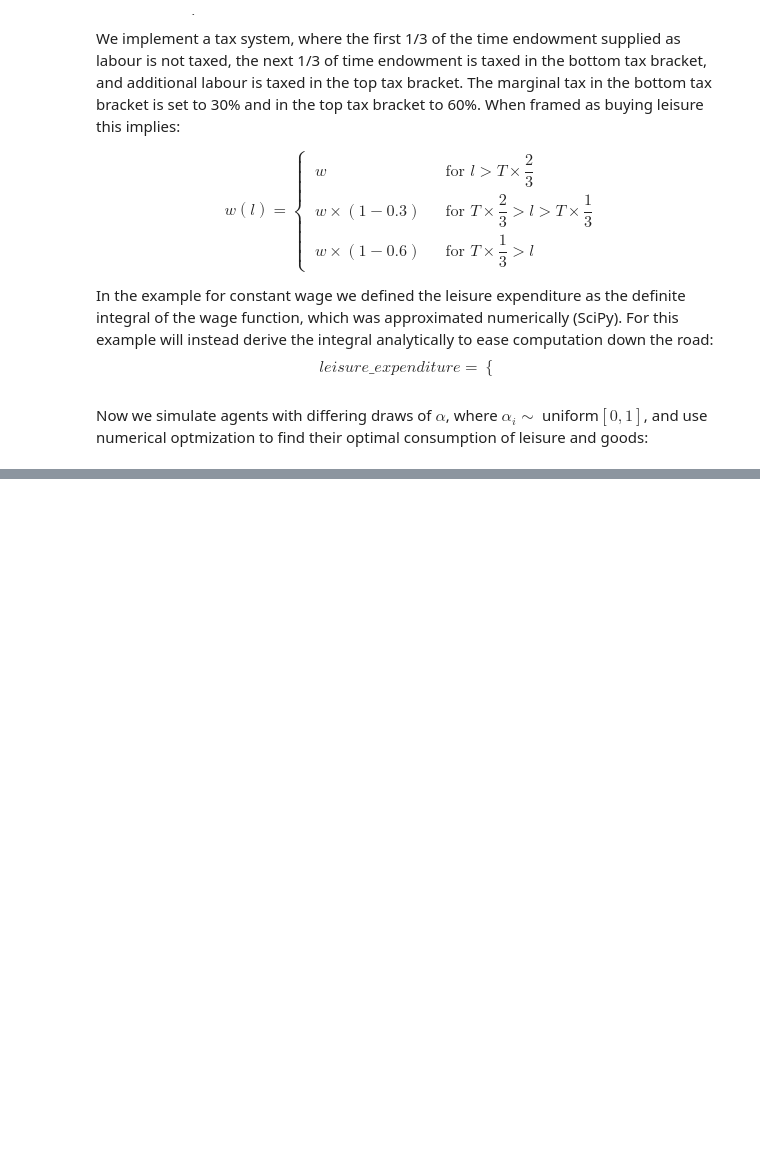
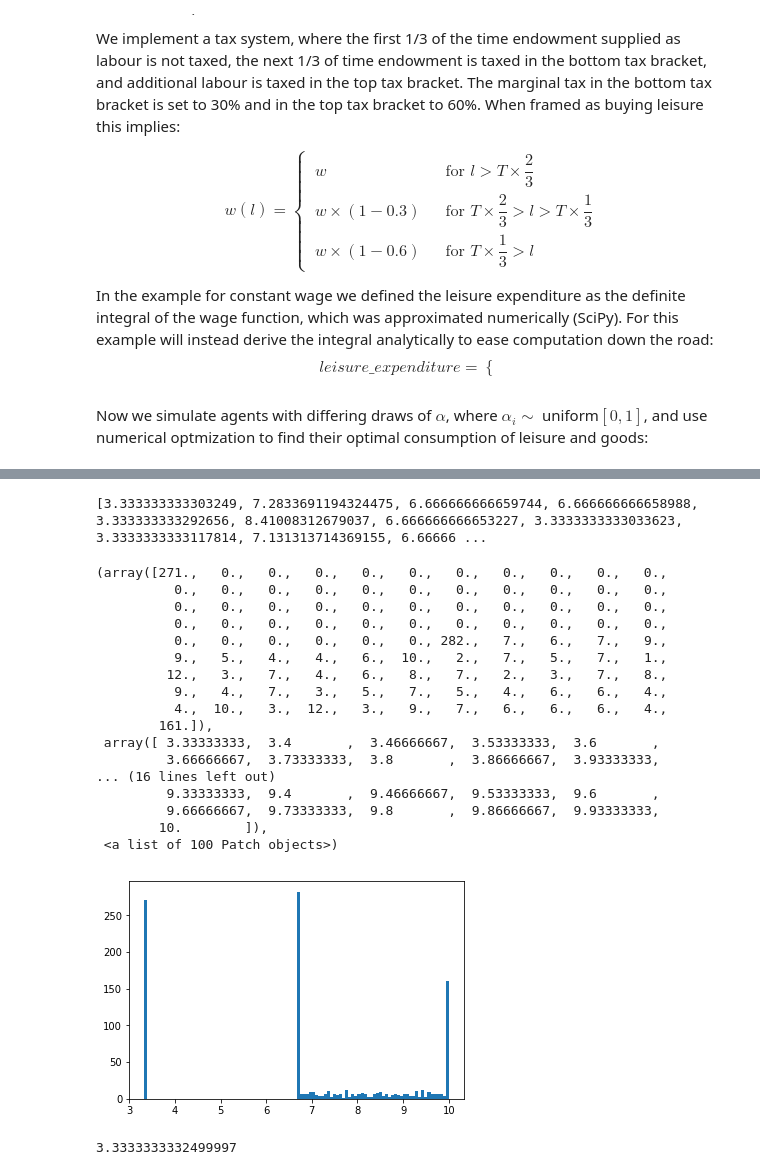
Before and after one commit to NumEconCopenhagen/projects-2019-computer-says-no, a Jupyter notebook: modelproject/modelproject.ipynb, the cells around one changed output, grey strips where cells are left out. Saved outputs shown, nothing was run; the diff lists cells and outputs as text; code cells hidden in the pictures; blank space fills up the shorter version.

```diff
--- a/modelproject/modelproject.ipynb
+++ b/modelproject/modelproject.ipynb
@@ -235,11 +233,11 @@ def leiexp_prog(l,wage):
     leiexp : expenditure associated with buying leisure on the progressive tax system.
     """
     if l < l_top:
-        return w*l_bot+w*(1-bottax)*(l_bot-l_top)+w*(1-toptax)*(l_top-l)
+        return w*(1-toptax)*l
     elif l_top<= l and l < l_bot:
-        return  w*l_bot+w*(1-bottax)*(l_bot-l)
+        return  w*(1-bottax)*(l-l_top)+w*(1-toptax)*l_top
     else:
-        return w*l
+        return w*(l-l_bot)+w*(1-bottax)*(l_bot-l_top)+w*(1-toptax)*(l_top)
 # %% [markdown]
 The tax system has 3 brackets: no tax, bottom tax and top tax. Due to the way we frame the problem, this amounts to the marginal cost of leisure increasing in the demand for leisure. This is to say, the more leisure an agent consumes the lower his marginal tax is (because earnings are low), thus the marginal price (after tax wage rate) of leisure increases the more leisure is consumed. This can be expressed as:
 $$w(l) = \begin{cases} & w \quad &\text{for } l> l_{bottom} \\
@@ -333,0 +278,61 @@ plt.hist(hist, bins)
+# %%
+# Optimizer:
+def solverprog(util, par):
+    """ Runs SLSQP optimizer for a parameterization for each piecewise linear part of the budget constraint (3),
+    and evaluates the kink points (2) aswell, then compares and returns the best out these 5.
+    INPUT:
+    Util: Utility function of agents.
+    par: Parameters of the utility function (tuple if multipile); For cobddouglas an args=alpha (bt. 0 and 1),
+    For CES a 2-tuple, where par[0]=a  and par[1]=r, 0<=a<=1 and r <=1.
+    """
+    # Optimize behaviour in no tax bracket (l_bot < l < T):
+    best_notax= optimize.minimize(util,guess,args=par,method='SLSQP', constraints=[budget_func(wage_prog,maxlabinc_prog,leiexp_prog)],
+                                options={'disp':False}, bounds=Bounds((0,l_bot), (np.inf, T)))
+    # Optimize behaviour in low tax bracket ( l_top < l <l_bot):
+    best_lowtax = optimize.minimize(util,guess,args=par, method='SLSQP', constraints=[budget_func(wage_prog,maxlabinc_prog,leiexp_prog)],
+                                options={'disp':False}, bounds=Bounds((0,l_top), (np.inf, l_bot)))
+    #Optimize behaviour in top tax bracket ( 0 < l < l_top):
+    best_hightax = optimize.minimize(util,guess,args=par, method='SLSQP', constraints=[budget_func(wage_prog,maxlabinc_prog,leiexp_prog)],
+                                options={'disp':False}, bounds=Bounds((0,0), (np.inf, l_top)))
+    #Evaluate utility at kink point between no tax and low tax (util(l=l_bot, c=R_0-leiexp(l_bot,wage)):
+    Kink_bot = util(x_bot,par)
+    kink_top= util(x_top,par)
+
+    # Evaluate candidates and choose optimal bundle
+    candidates=np.array([[best_notax.fun, best_notax.x[0], best_notax.x[1]], [best_lowtax.fun, best_lowtax.x[0], best_lowtax.x[1]], [best_hightax.fun,best_hightax.x[0],best_hightax.x[1]],
+                         [Kink_bot, x_bot[0],x_bot[1]], [kink_top, x_top[0],x_top[1]]]) # Create array with all candidates where first element is utility
+                                                                                      # 2nd is the consumption bundle as a tuple.
+    best_cand=np.argmin(candidates,axis=0) # exstract row number for best bundle.
+    return candidates[best_cand[0],2]
+
+# Find optimal bundles for each simulated agent:
+results =[solverprog(cobbdouglas,par=x) for x in alpha]
+# %%
+print(results)
+# %% [output]
+[3.333333333303249, 7.2833691194324475, 6.666666666659744, 6.666666666658988, 3.333333333292656, 8.41008312679037, 6.666666666653227, 3.3333333333033623, 3.3333333333117814, 7.131313714369155, 6.66666 ...
+# %%
+plt.hist(results, bins=100)
+# %% [output]
+(array([271.,   0.,   0.,   0.,   0.,   0.,   0.,   0.,   0.,   0.,   0.,
+          0.,   0.,   0.,   0.,   0.,   0.,   0.,   0.,   0.,   0.,   0.,
+          0.,   0.,   0.,   0.,   0.,   0.,   0.,   0.,   0.,   0.,   0.,
+          0.,   0.,   0.,   0.,   0.,   0.,   0.,   0.,   0.,   0.,   0.,
+          0.,   0.,   0.,   0.,   0.,   0., 282.,   7.,   6.,   7.,   9.,
+          9.,   5.,   4.,   4.,   6.,  10.,   2.,   7.,   5.,   7.,   1.,
+         12.,   3.,   7.,   4.,   6.,   8.,   7.,   2.,   3.,   7.,   8.,
+          9.,   4.,   7.,   3.,   5.,   7.,   5.,   4.,   6.,   6.,   4.,
+          4.,  10.,   3.,  12.,   3.,   9.,   7.,   6.,   6.,   6.,   4.,
+        161.]),
+ array([ 3.33333333,  3.4       ,  3.46666667,  3.53333333,  3.6       ,
+         3.66666667,  3.73333333,  3.8       ,  3.86666667,  3.93333333,
+... (16 lines left out)
+         9.33333333,  9.4       ,  9.46666667,  9.53333333,  9.6       ,
+         9.66666667,  9.73333333,  9.8       ,  9.86666667,  9.93333333,
+        10.        ]),
+ <a list of 100 Patch objects>)
+[figure, added]
+# %%
+solverprog(cobbdouglas,par=1)
+# %% [output]
+3.3333333332499997
```
Also changed, not shown: parts of 7 cells of this notebook.
